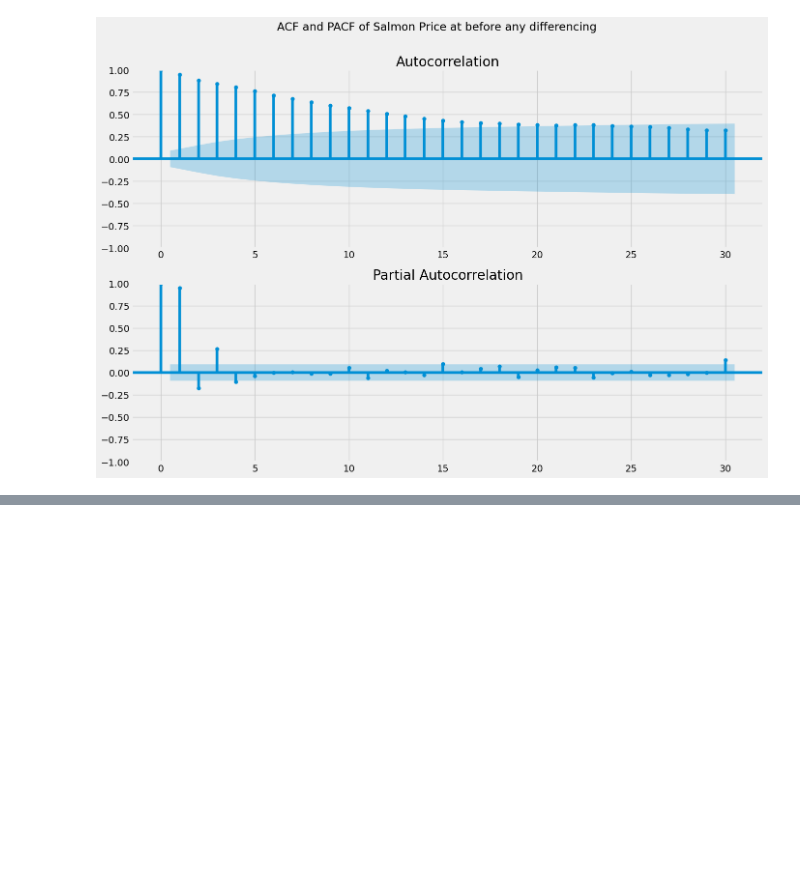
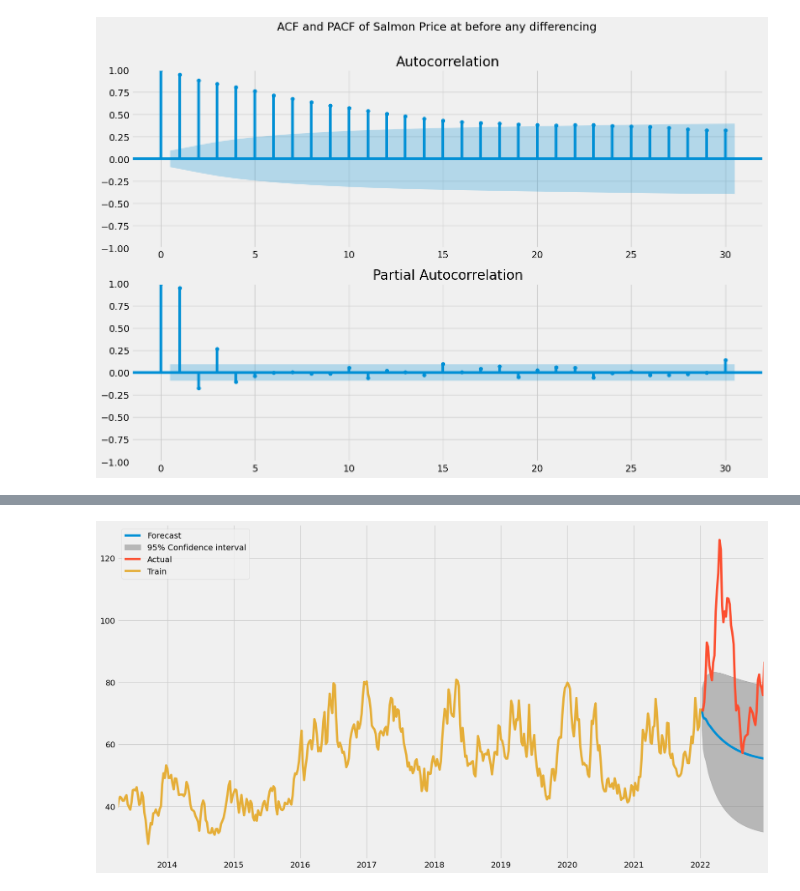
Before and after one commit to BachelorLaks/bachelor2023, a Jupyter notebook: data/ARIMA.ipynb, the cells around one changed output, grey strips where cells are left out. Saved outputs shown, nothing was run; the diff lists cells and outputs as text; code cells hidden in the pictures; blank space fills up the shorter version.

```diff
--- a/data/ARIMA.ipynb
+++ b/data/ARIMA.ipynb
@@ -198,0 +313,13 @@ plt.show()
+# %%
+ARIMA_400 = ARIMA(train, order=(4,0,0))
+
+ARIMA_400_fit = ARIMA_400.fit()
+fig, ax = plt.subplots(figsize=(18,10))
+plot_predict(ARIMA_400_fit, start=457, end=506, ax=ax)
+test.plot(ax=ax, label='Actual')
+train.plot(ax=ax)
+plt.legend(['Forecast', '95% Confidence interval', 'Actual', 'Train'])
+plt.savefig('Figures/ARIMA/ARIMA_4_0_0.png')
+plt.show()
+# %% [output]
+[figure, added]
```
Also changed, not shown: parts of 25 cells of this notebook, 7 other files.
